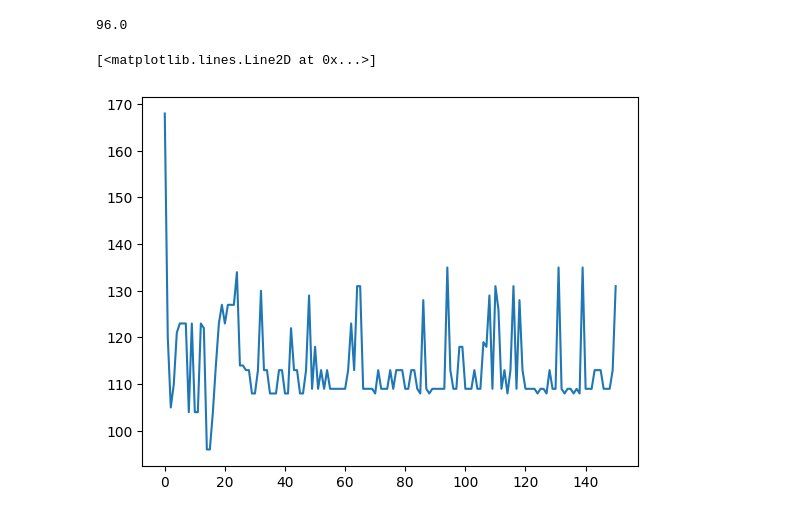
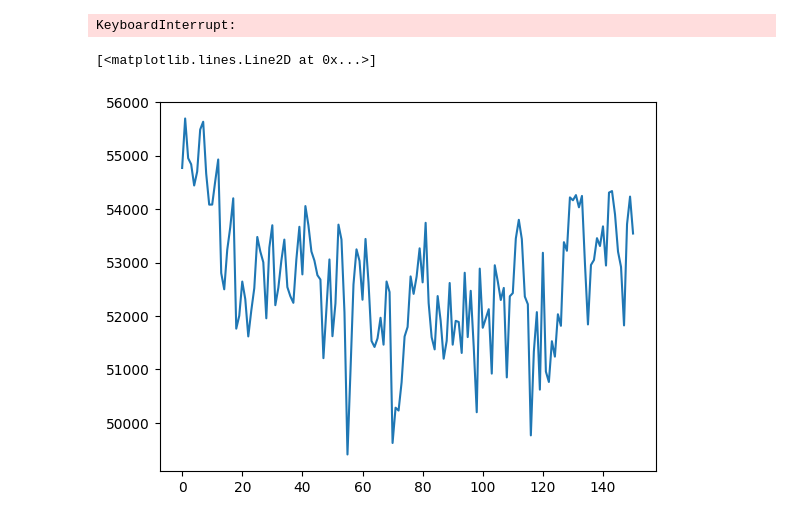
Before and after one commit to IvanBugaenko/EvolutionaryAlgorithm, a Jupyter notebook: test.ipynb, the cells around one changed output. Drawn from its saved outputs; the diff is of its cells as text; code cells hidden in the pictures.

```diff
--- a/test.ipynb
+++ b/test.ipynb
@@ -84,6 +74,7 @@ def get_graph(path: str) -> np.ndarray:
 # %%
 from typing import Iterable
 import random
+import tqdm
 
 
 class Environment:
@@ -151,7 +142,7 @@ class Environment:
 
         best_list: list[tuple[float, list[int]]] = [(best_fitness, best_route)]
 
-        for _ in range(k_max):
+        for _ in tqdm.tqdm(range(k_max)):
             self.__crossing_step(population, population_size, mutation_probability)
             population_best_fitness, population_best_route = self.__find_best_individual(population)
             best_list.append((population_best_fitness, population_best_route))
@@ -160,5 +151,3 @@ class Environment:
                 best_route = population_best_route
 
         return best_fitness, best_route, best_list
-# %%
-N, adjacency_matrix = get_graph('data.txt')
@@ -169,6 +154,36 @@ fitness, route, history = env.get_answer(population_size=200, k_max=150)
-# %%
-fitness
-# %% [output]
-96.0
+# %%
+import itertools
+import numpy as np
+from scipy.spatial import distance
+
+
+def get_graph_test(path: str) -> None:
+    with open(path, 'r') as f:
+        N = int(f.readline())
+        points = []
+        for row in f.readlines():
+            v1, v2 = row.strip().split(',')
+            points.append((int(v1), int(v2)))
+    info = zip(range(len(points)), points)
+    matrix = np.zeros((N, N))
+    for v1, v2 in itertools.combinations(info, 2):
+        d = distance.euclidean(v1[1], v2[1])
+        matrix[v1[0], v2[0]] = d
+        matrix[v2[0], v1[0]] = d
+    return N, matrix, info
+# %%
+N, adjacency_matrix, info = get_graph_test('hello_400.txt')
+
+env = Environment(N, adjacency_matrix, gamma=0.9)
+fitness, route, history = env.get_answer(population_size=250, mutation_probability=0.05, k_max=250)
+fitness
+# %% [output]
+KeyboardInterrupt:
 # %%
-a = map(lambda x: x[0], history)
+import matplotlib.pyplot as plt
+
+
+plt.plot(list(map(lambda x: x[0], history)))
+# %% [output]
+[<matplotlib.lines.Line2D at 0x...>]
+[figure, added]
@@ -179,5 +189,0 @@ import matplotlib.pyplot as plt
-# %%
-plt.plot(b)
-# %% [output]
-[<matplotlib.lines.Line2D at 0x...>]
-[figure, removed]
```
Also changed, not shown: parts of 5 cells of this notebook, 1 other file.
